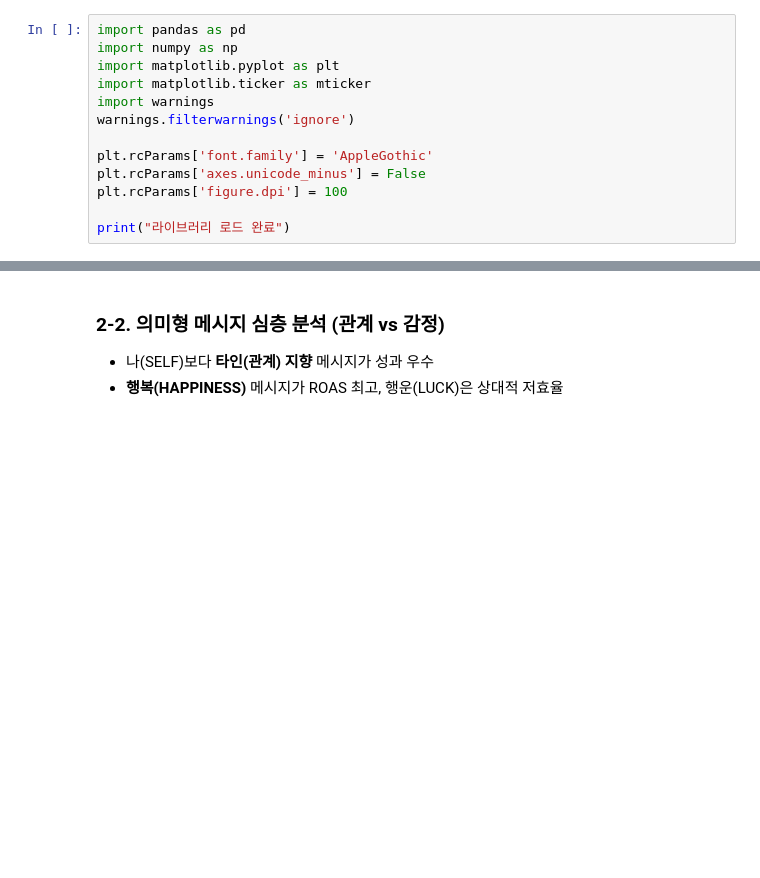
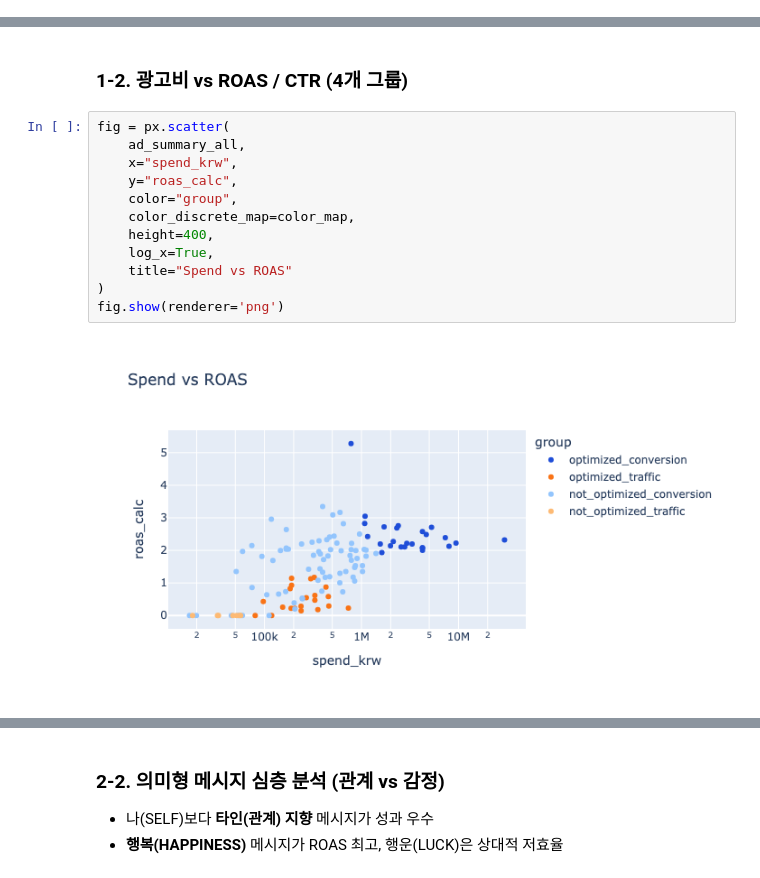
Before and after one commit to imyourcatfood/Data-Analyst-Portfolio, a Jupyter notebook: meta-ads-analysis/analysis.ipynb, the cells around one changed output, grey strips where cells are left out. Saved outputs shown, nothing was run; the diff lists cells and outputs as text; blank space fills up the shorter version.

```diff
--- a/meta-ads-analysis/analysis.ipynb
+++ b/meta-ads-analysis/analysis.ipynb
@@ -26,13 +0,0 @@
-# %%
-import pandas as pd
-import numpy as np
-import matplotlib.pyplot as plt
-import matplotlib.ticker as mticker
-import warnings
-warnings.filterwarnings('ignore')
-
-plt.rcParams['font.family'] = 'AppleGothic'
-plt.rcParams['axes.unicode_minus'] = False
-plt.rcParams['figure.dpi'] = 100
-
-print("라이브러리 로드 완료")
@@ -617,0 +186,16 @@ for _, r in msg_disp.iterrows():
+# %% [markdown]
+### 1-2. 광고비 vs ROAS / CTR (4개 그룹)
+# %%
+fig = px.scatter(
+    ad_summary_all,
+    x="spend_krw",
+    y="roas_calc",
+    color="group",
+    color_discrete_map=color_map,
+    height=400,
+    log_x=True,
+    title="Spend vs ROAS"
+)
+fig.show(renderer='png')
+# %% [output]
+[figure, added]
```
Also changed, not shown: parts of 55 cells of this notebook, 1 other file.
